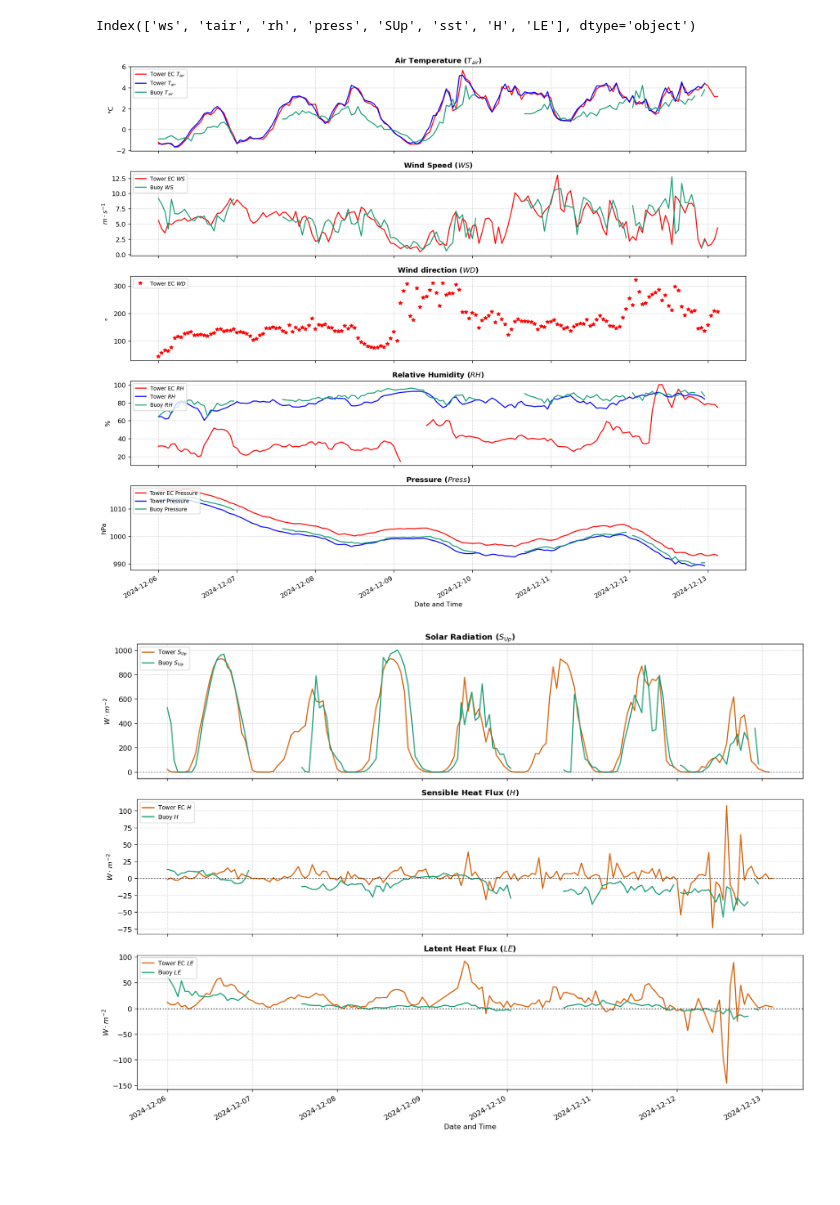
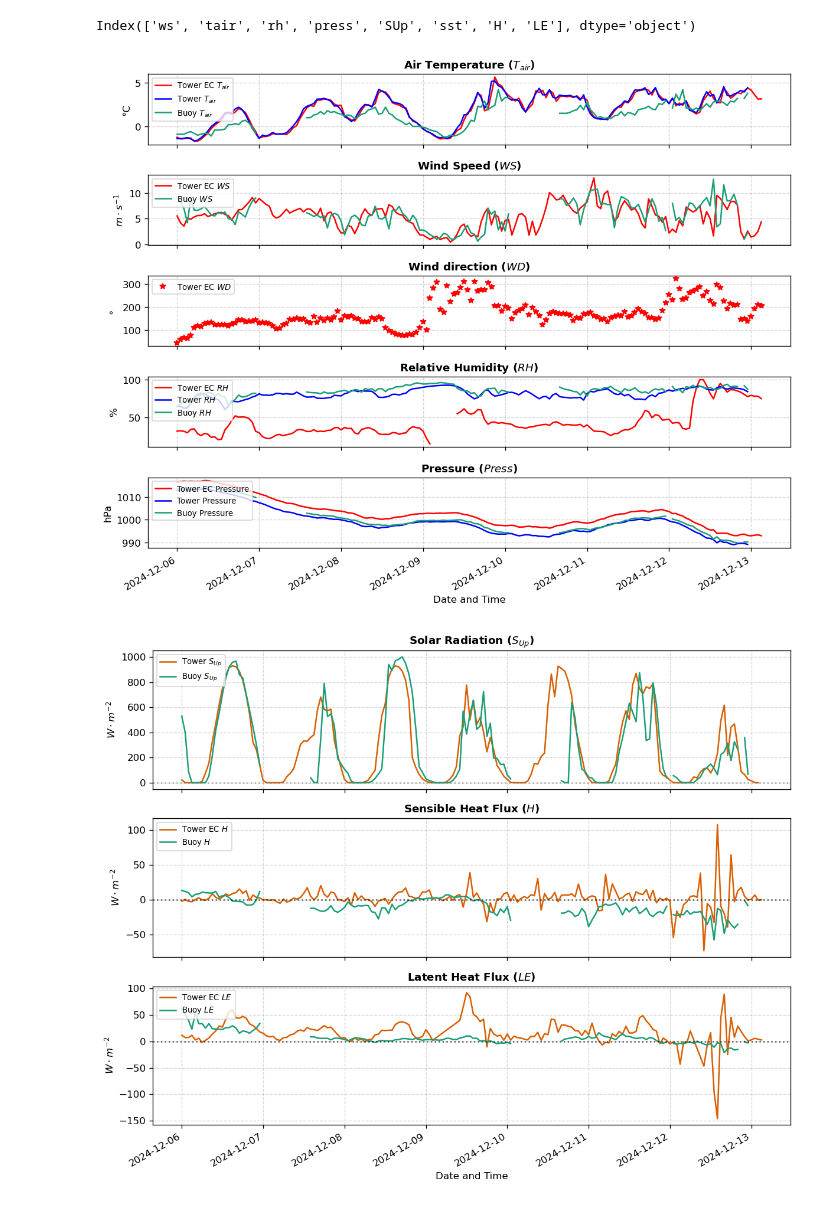
Before and after one commit to cryohydromettools/cryoextremes-practicals, a Jupyter notebook: 4_comp_tower_bouy.ipynb, the cells around one changed output. Cells and saved outputs as stored; diff of their text form; code cells hidden in the pictures; blank space fills up the shorter version.

```diff
--- a/4_comp_tower_bouy.ipynb
+++ b/4_comp_tower_bouy.ipynb
@@ -62,7 +62,7 @@ color_buoy    = "#1b9e77"   # Verde
 # FIGURA 1: Variables Meteorológicas (tair, ws, rh, press)
 # ==============================================================================
 fig1, (ax1, ax2, ax3, ax4, ax5) = plt.subplots(
-    5, 1, figsize=(14, 12), sharex=True, dpi=120
+    5, 1, figsize=(10, 8), sharex=True, dpi=120
 )
 
 # 1. Air Temperature (tair)
@@ -171,34 +171,34 @@ ax5.plot(
 ax5.plot(
     tower_df_b.index,
     tower_df_b["press"],
     label="Tower Pressure",
     color=color_tower_l,
     linewidth=1.5,
 )
 ax5.plot(
     bouy_df.index,
     bouy_df["press"],
     label="Buoy Pressure",
     color=color_buoy,
     linewidth=1.5,
 )
 ax5.set_title("Pressure ($Press$)", fontsize=11, fontweight="bold")
 ax5.set_xlabel("Date and Time", fontsize=10)
 ax5.set_ylabel("hPa", fontsize=10)
 ax5.grid(True, linestyle="--", alpha=0.5)
 ax5.legend(loc="upper left", frameon=True, facecolor="white", fontsize=8)
 
 fig1.autofmt_xdate()
 fig1.tight_layout()
 
 # Save figure
 output_dir = "fig"
 save_path = os.path.join(output_dir, f"fig_tower_bouy.png")
 plt.savefig(save_path, dpi=200, bbox_inches="tight")
 
 plt.show()
 # %% [output]
-[figure, old version]
+[figure, new version]
 # %%
 import matplotlib.pyplot as plt
 
@@ -210,7 +210,7 @@ color_buoy = "#1b9e77"  # Verde
 # FIGURA 2: Radiación Solar y Flujos Turbulentos (SUp, H, LE)
 # ==============================================================================
 fig2, (ax_sup, ax_h, ax_le) = plt.subplots(
-    3, 1, figsize=(14, 10), sharex=True, dpi=120
+    3, 1, figsize=(10, 8), sharex=True, dpi=120
 )
 
 # 1. Solar Radiation (SUp)
@@ -281,4 +281,4 @@ fig2.autofmt_xdate()
 fig2.tight_layout()
 plt.show()
 # %% [output]
-[figure, old version]
+[figure, new version]
```
Also changed, not shown: 1 other file.
